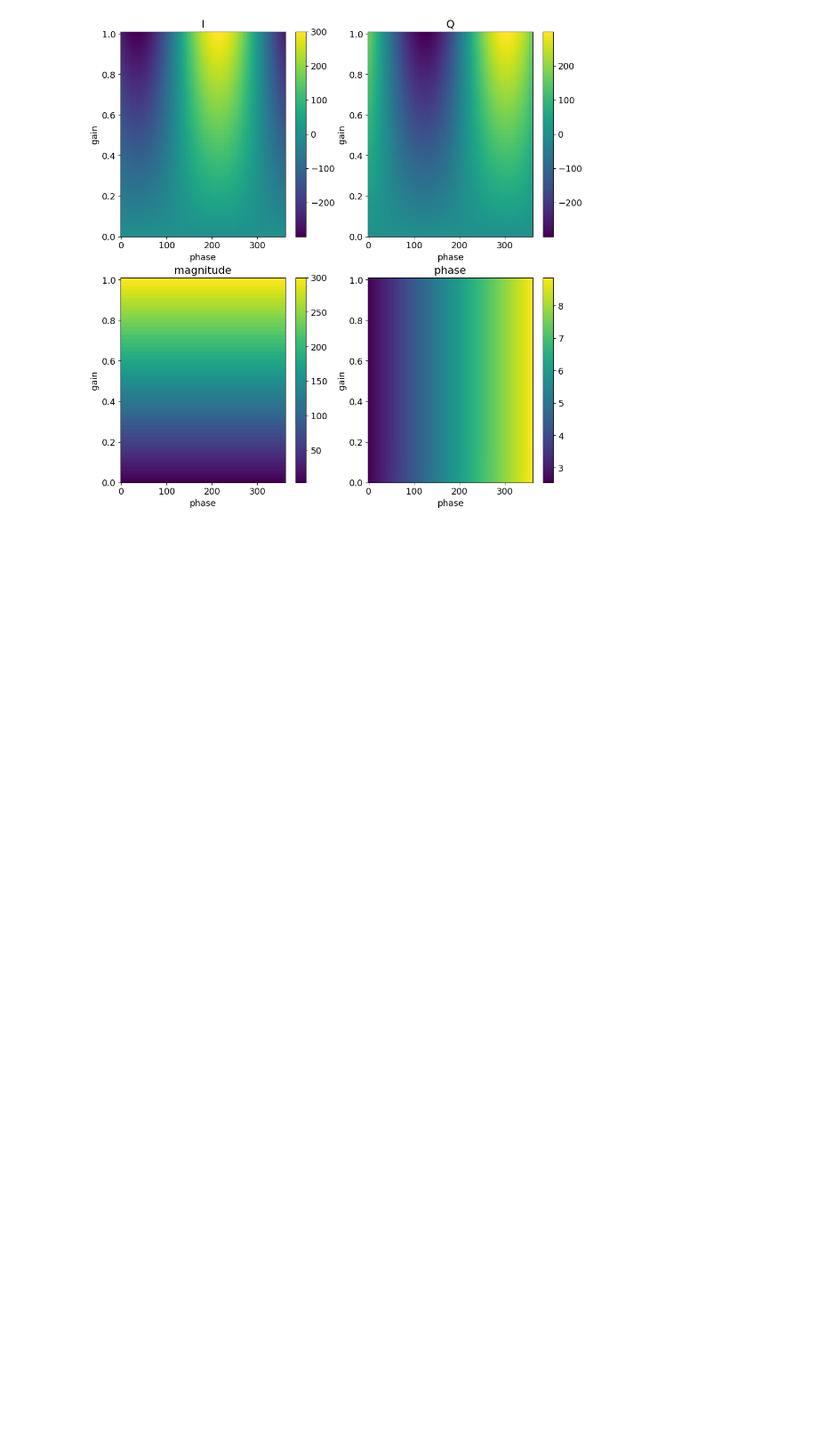
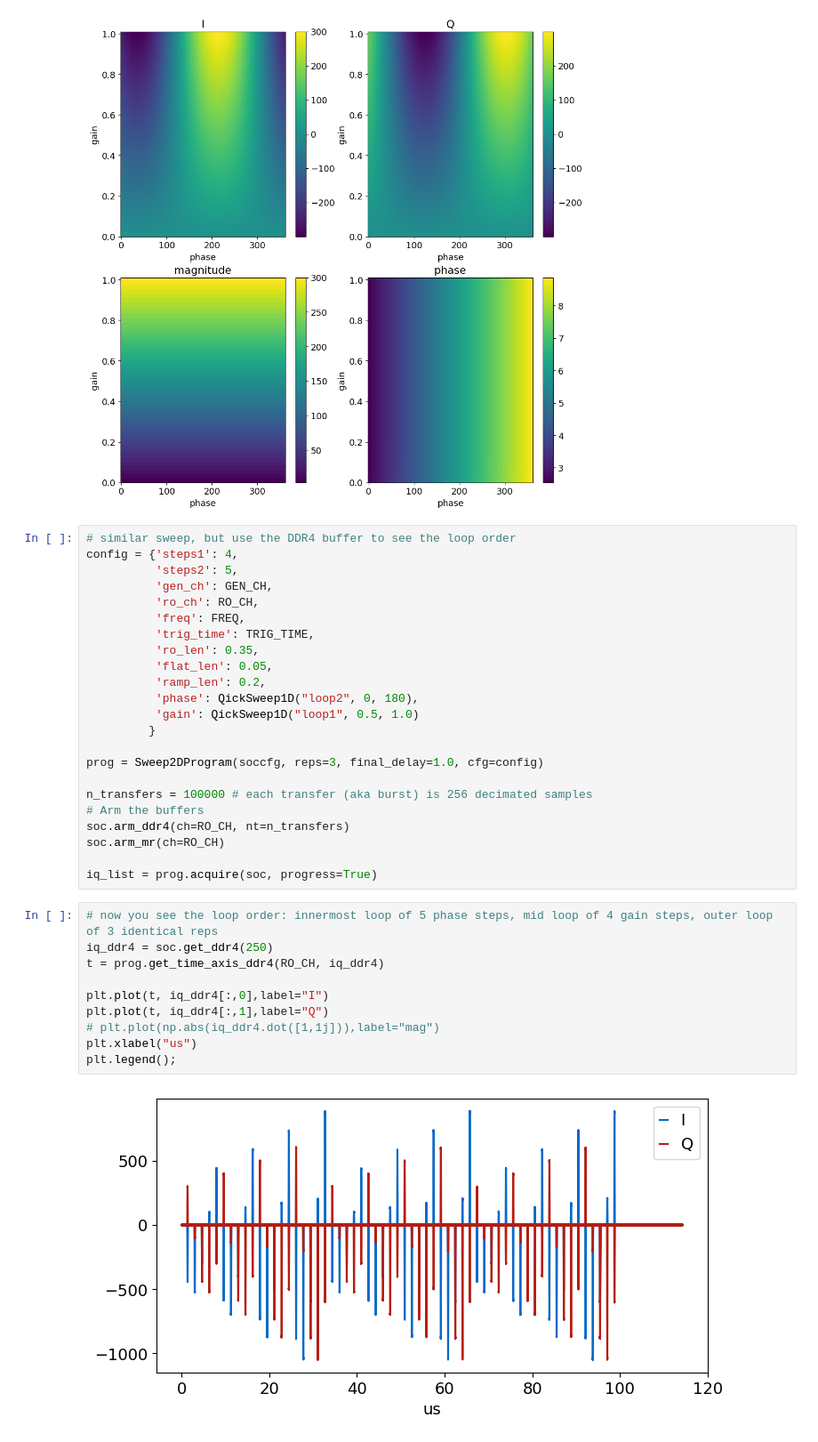
Before and after one commit to shiy1022/slab_qick_calib, a Jupyter notebook: notebooks/deeya_test.ipynb, the cells around one changed output. Shown at 89% size. Cells and saved outputs as stored; diff of their text form; blank space fills up the shorter version.

```diff
--- a/notebooks/deeya_test.ipynb
+++ b/notebooks/deeya_test.ipynb
@@ -453,3 +453,38 @@ plot.set_ylabel("gain")
 plot.set_xlabel("phase");
 # %% [output]
 [figure]
+# %%
+# similar sweep, but use the DDR4 buffer to see the loop order
+config = {'steps1': 4,
+          'steps2': 5,
+          'gen_ch': GEN_CH,
+          'ro_ch': RO_CH,
+          'freq': FREQ,
+          'trig_time': TRIG_TIME,
+          'ro_len': 0.35,
+          'flat_len': 0.05,
+          'ramp_len': 0.2,
+          'phase': QickSweep1D("loop2", 0, 180),
+          'gain': QickSweep1D("loop1", 0.5, 1.0)
+         }
+
+prog = Sweep2DProgram(soccfg, reps=3, final_delay=1.0, cfg=config)
+
+n_transfers = 100000 # each transfer (aka burst) is 256 decimated samples
+# Arm the buffers
+soc.arm_ddr4(ch=RO_CH, nt=n_transfers)
+soc.arm_mr(ch=RO_CH)
+
+iq_list = prog.acquire(soc, progress=True)
+# %%
+# now you see the loop order: innermost loop of 5 phase steps, mid loop of 4 gain steps, outer loop of 3 identical reps
+iq_ddr4 = soc.get_ddr4(250)
+t = prog.get_time_axis_ddr4(RO_CH, iq_ddr4)
+
+plt.plot(t, iq_ddr4[:,0],label="I")
+plt.plot(t, iq_ddr4[:,1],label="Q")
+# plt.plot(np.abs(iq_ddr4.dot([1,1j])),label="mag")
+plt.xlabel("us")
+plt.legend();
+# %% [output]
+[figure, added]
```
Also changed, not shown: parts of 1 cell of this notebook, 9 other files.
